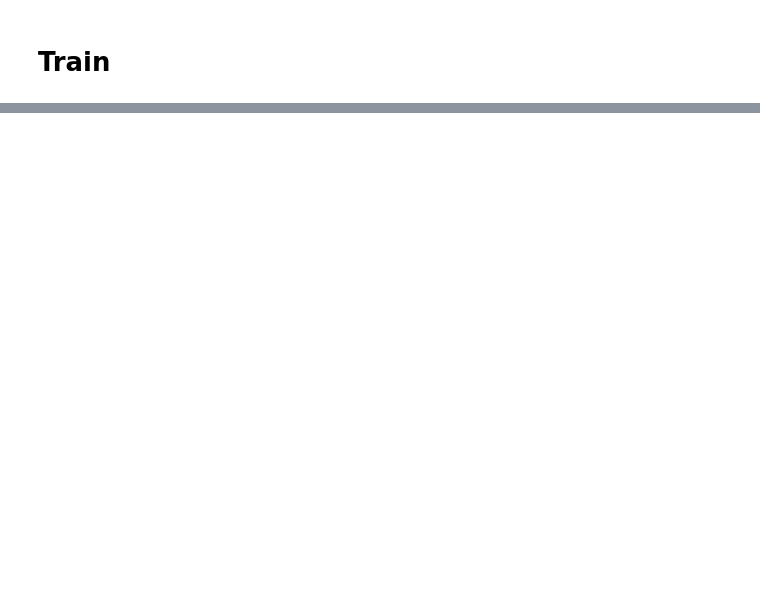
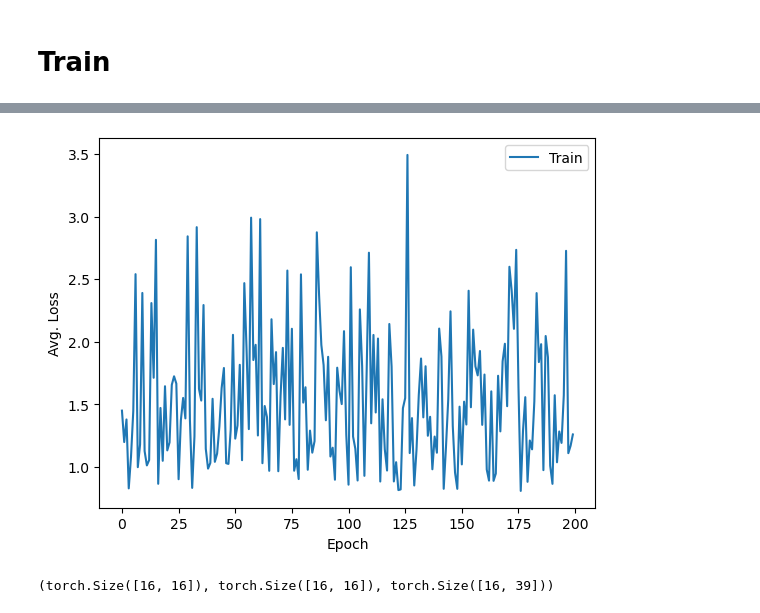
Before and after one commit to Nargizi/GNC_Exlporation, a Jupyter notebook: Base_Model.ipynb, the cells around one changed output, grey strips where cells are left out. Drawn from its saved outputs; the diff is of its cells as text; code cells hidden in the pictures; blank space fills up the shorter version.

Commit message:
updated base model

```diff
--- a/Base_Model.ipynb
+++ b/Base_Model.ipynb
@@ -238,32 +236,34 @@ def showPlot(points):
 # %%
 from torch import optim
-
+from datetime import datetime
 
 def train(train_dataloader, model, n_epochs, learning_rate=0.001,
-          print_every=100, plot_every=100):
-    start = time.time()
-    plot_losses = []
-    print_loss_total = 0  # Reset every print_every
-    plot_loss_total = 0  # Reset every plot_every
+          display_every=1):
+
+    model.train()
 
     optimizer = optim.Adam(model.parameters(), lr=learning_rate)
     criterion = nn.NLLLoss()
 
+    iter_loss = 0
+    plot_loss = []
+
+    start = datetime.now()
     for epoch in range(1, n_epochs + 1):
         loss = train_epoch(train_dataloader, model, optimizer, criterion)
-        print_loss_total += loss
-        plot_loss_total += loss
+        iter_loss += loss
+        iter_loss += loss
 
-        if epoch % print_every == 0:
-            print_loss_avg = print_loss_total / print_every
-            print_loss_total = 0
-            print('%s (%d %d%%) %.4f' % (timeSince(start, epoch / n_epochs),
-                                         epoch, epoch / n_epochs * 100, print_loss_avg))
+        if epoch % display_every == 0:
+            avg = iter_loss / display_every
+            total = iter_loss
+            plot_loss.append(avg)
+            iter_loss = 0
 
-        if epoch % plot_every == 1:
-            plot_loss_avg = plot_loss_total / plot_every
-            plot_losses.append(plot_loss_avg)
-            plot_loss_total = 0
+            print(f'Epoch: {epoch}: Train Loss: {total}, AVG Loss: {avg}, Time Elapsed: {(datetime.now() - start).total_seconds() / 60}M')
+            start = datetime.now()
 
-    showPlot(plot_losses)
-    return plot_losses
+    torch.save(model.state_dict(), 'base_model.pt')
+    return model, plot_loss
+# %%
+model, graph = train(train_loader, model.to(device), 200, learning_rate=0.0001)
@@ -270 +288,8 @@ def train(train_dataloader, model, n_epochs, learning_rate=0.001,
+# %%
+sns.lineplot(graph, label='Train')
+plt.xlabel('Epoch')
+plt.ylabel('Avg. Loss')
+plt.show()
+# %% [output]
+[figure, added]
 # %%
@@ -272,0 +298,4 @@ train(train_loader, model.to(device), 1)
+# %%
+source.size(), target.size(), pred.size()
+# %% [output]
+(torch.Size([16, 16]), torch.Size([16, 16]), torch.Size([16, 39]))
```
Also changed, not shown: parts of 22 cells of this notebook.
